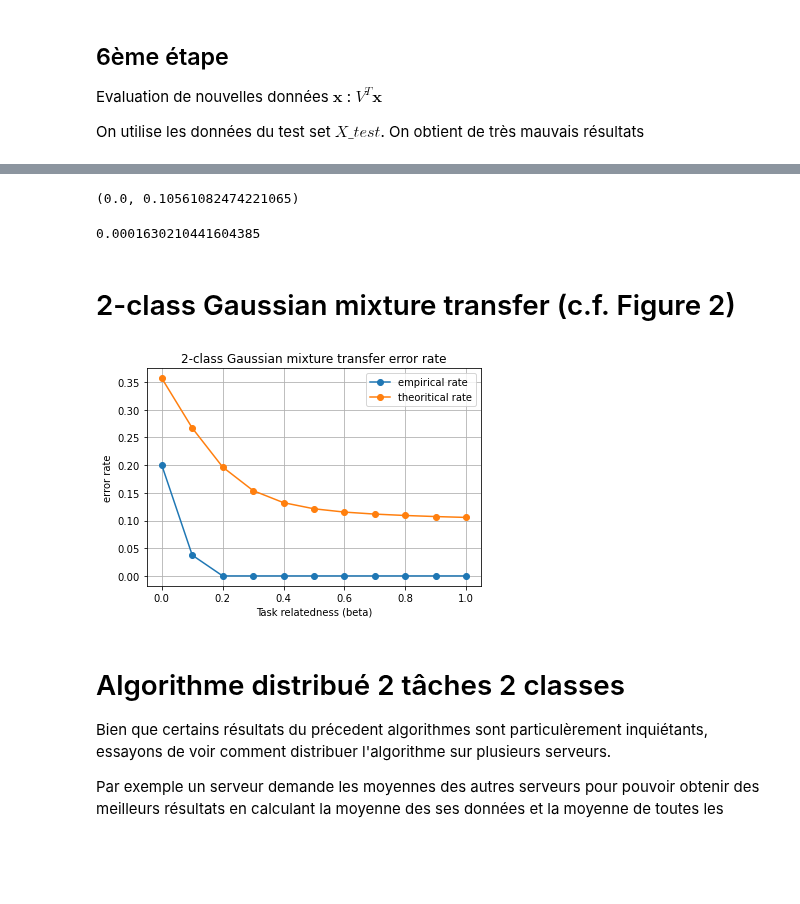
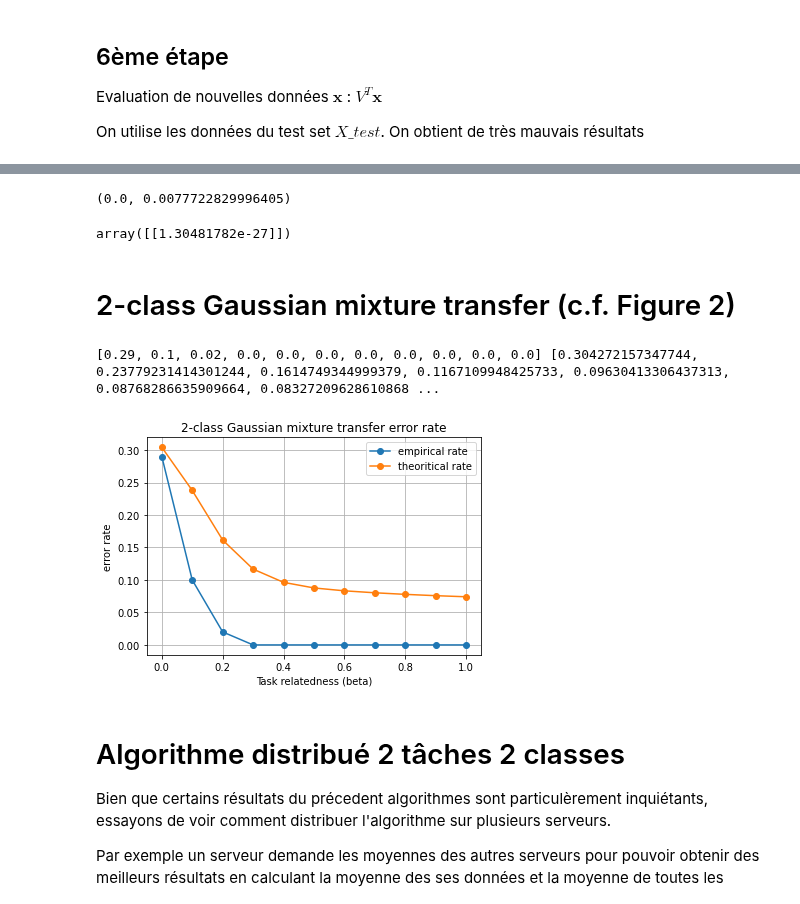
Before and after one commit to Sami-fak/DistributedMTLSPCA, a Jupyter notebook: binary-based_MTL.ipynb, the cells around one changed output, grey strips where cells are left out. Cells and saved outputs as stored; diff of their text form; code cells hidden in the pictures; blank space fills up the shorter version.

```diff
--- a/binary-based_MTL.ipynb
+++ b/binary-based_MTL.ipynb
@@ -406,13 +429,21 @@ def compute_score(V, x, m_t):
 from scipy import special as sp
 def qfunc(x):
     return 0.5-0.5*sp.erf(x/np.sqrt(2))
-# %%
-def error_rate(m_t):
-    return qfunc(1/2*(m_t[0] - m_t[1]))
+# %%
+def error_rate(m_t, t, nb_tasks, nb_classes, Dc, M_cur):
+    #return qfunc(1/2*(m_t[0] - m_t[1]))
+    et1_et2 = np.zeros((nb_tasks*nb_classes, 1))
+    et1_et2[t*nb_tasks] = 1
+    et1_et2[t*nb_tasks+1] = -1
+    power_dc = power_diagonal_matrix(Dc, -1/2)
+    inv = np.linalg.inv(M_cur+np.identity(2*nb_tasks))
+    et_trans = np.transpose(et1_et2)
+    return qfunc(np.sqrt(et_trans.dot(power_dc).dot(M_cur).dot(inv).dot(M_cur).dot(power_dc).dot(et1_et2)))
+#erfc(sqrt(e3'*MM*diag(c)*inv((diag(c)*MM*diag(c)+diag(co*c/k)))*diag(c)*MM*e3)/(sqrt(2)))/2;
 # %%
-def plot_error_rate(nb_tasks, emp_rate, error_rate, m_t):
+def plot_error_rate(nb_tasks, nb_classes, emp_rate, error_rate, m_t, Dc, M_cur):
     plt.scatter(range(nb_tasks), emp_rate, label="empirical error")
-    plt.scatter(range(nb_tasks), [error_rate(m_t[i]) for i in range(nb_tasks)], label="theoritical error")
+    plt.scatter(range(nb_tasks), [error_rate(m_t[i], i, nb_tasks, nb_classes, Dc, M_cur) for i in range(nb_tasks)], label="theoritical error")
     plt.grid()
     plt.ylim((0,1))
     plt.xlim((-0.5, 0.5))
@@ -420,7 +451,7 @@ def plot_error_rate(nb_tasks, emp_rate, error_rate, m_t):
     plt.title(f"Classification error rate per task")
     plt.show()
 # %%
-def compute_error_rate(X_test, m_t, nb_tasks, nb_classes, n_t, display = False):
+def compute_error_rate(X_test, m_t, nb_tasks, nb_classes, n_t, Dc, M_cur, display = False):
     """
     Compute and plot classification error rate on test set
     """
@@ -437,21 +468,21 @@ def compute_error_rate(X_test, m_t, nb_tasks, nb_classes, n_t, display = False):
                 if (score == 1 and l == 1):
                     error +=1
                 elif (score == -1 and l == 0):
-                    error += 1
+                    error +=1
         emp_rate.append(error/n)
 
     if display:
         plot_error_rate(nb_tasks, emp_rate, error_rate, m_t)
 
-    return np.mean(emp_rate), np.mean([error_rate(m_t[i]) for i in range(nb_tasks)])
+    return np.mean(emp_rate), np.mean([error_rate(m_t[i], i, nb_tasks, nb_classes,  Dc, M_cur) for i in range(nb_tasks)])
 # %%
-compute_error_rate(X_test, m_t, t, m, n_t_test)
+compute_error_rate(X_test, m_t, t, m, n_t_test, Dc, correlation_matrix)
 # %% [output]
-(0.0, 0.10561082474221065)
+(0.0, 0.0077722829996405)
 # %%
-error_rate(m_t[1])
+error_rate(m_t[1], 1, t, m, Dc, correlation_matrix)
 # %% [output]
-0.0001630210441604385
+array([[1.30481782e-27]])
 # %% [markdown]
 # 2-class Gaussian mixture transfer (c.f. Figure 2)
 # %%
@@ -461,37 +492,43 @@ m = 2
 t = 2
 beta = np.arange(0,1.1,0.1)
 n_t = [[1000,1000], [50, 50]]
 emp_rate, th_rate = [], []
 for b in beta:
     M = mean_matrix(b, p)
     X = gaussian_synthetic_data(n, p, m, t, n_t, M)
     X = normalisation(X, t, m)
     # ca change de tout de normaliser
-    X_train, X_test, n_t_train, n_t_test = train_test_split_data(X, 0.6, t, m)
+    X_train, X_test, n_t_train, n_t_test = train_test_split_data(X, 0.5, t, m)
     #y = create_labels(t,m)
     M_mean = empirical_mean(t, m, X_train, p, n_t_train)
     c = estimate_c(n_t, n, t, m)
     Dc = np.diag(c)
+    #print(c)
     correlation_matrix = compute_M_cal(n,p,Dc,M_mean, display=False)
     y = label_evaluation(t,m,Dc,correlation_matrix)
+    #print("y = ")
+    #matprint(y)
     X_train_aggregated = aggregate_array(X_train, p, n, t, m)
     X_test_aggregated = aggregate_array(X_train, p, n, t, m)
     J = create_J(m, t, n, n_t_train)
     V = compute_V(y, X_train_aggregated, J)
     m_t = create_mt(t, m, y, Dc, correlation_matrix, k, l)
-    emp_rate.append(compute_error_rate(X_test, m_t, t, m, n_t_test)[0])
-    th_rate.append(compute_error_rate(X_test, m_t, t, m, n_t_test)[1])
+    emp_rate.append(compute_error_rate(X_test, m_t, t, m, n_t_test, Dc, correlation_matrix)[0])
+    th_rate.append(compute_error_rate(X_test, m_t, t, m, n_t_test, Dc, correlation_matrix)[1])
+
+print(emp_rate, th_rate)
 
 plt.plot(beta, emp_rate, '-o', label='empirical rate')
 plt.plot(beta, th_rate, '-o', label='theoritical rate')
 plt.legend()
 plt.title("2-class Gaussian mixture transfer error rate")
 plt.xlabel("Task relatedness (beta)")
 plt.ylabel("error rate")
 plt.grid()
 plt.show()
 # %% [output]
+[0.29, 0.1, 0.02, 0.0, 0.0, 0.0, 0.0, 0.0, 0.0, 0.0, 0.0] [0.304272157347744, 0.23779231414301244, 0.1614749344999379, 0.1167109948425733, 0.09630413306437313, 0.08768286635909664, 0.08327209628610868 ...
-[figure, old version]
+[figure, new version]
 # %% [markdown]
 # Algorithme distribué 2 tâches 2 classes
 Bien que certains résultats du précedent algorithmes sont particulèrement inquiétants, essayons de voir comment distribuer l'algorithme sur plusieurs serveurs.
```
Also changed, not shown: parts of 18 cells of this notebook.
